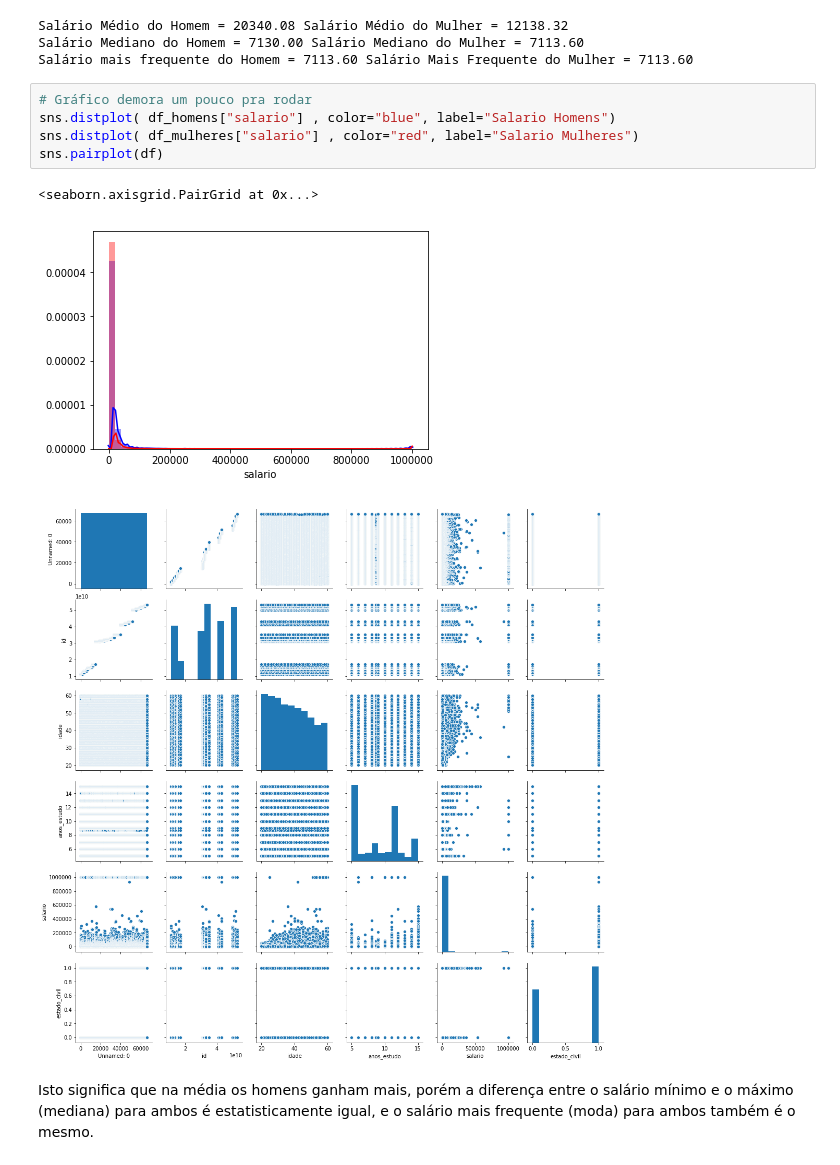
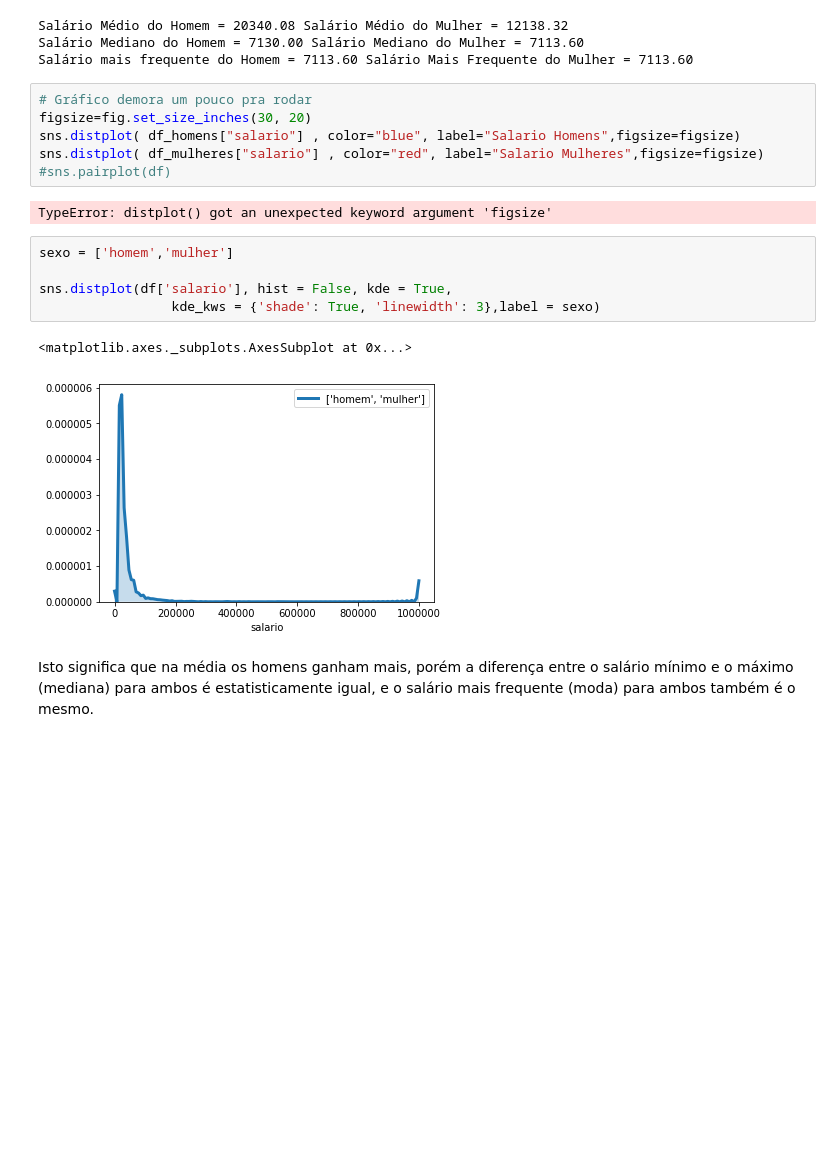
Before and after one commit to sn3fru/datascience_course, a Jupyter notebook: 1-analise-exploratória-basica/01-lendo-dados-e-medidas-centralidade/aula1.ipynb, the cells around one changed output. Saved outputs shown, nothing was run; the diff lists cells and outputs as text; blank space fills up the shorter version.

```diff
--- a/1-analise-exploratória-basica/01-lendo-dados-e-medidas-centralidade/aula1.ipynb
+++ b/1-analise-exploratória-basica/01-lendo-dados-e-medidas-centralidade/aula1.ipynb
@@ -308,13 +292,20 @@ Salário Mediano do Homem = 7130.00 Salário Mediano do Mulher = 7113.60
 Salário mais frequente do Homem = 7113.60 Salário Mais Frequente do Mulher = 7113.60
 # %%
 # Gráfico demora um pouco pra rodar
-sns.distplot( df_homens["salario"] , color="blue", label="Salario Homens")
-sns.distplot( df_mulheres["salario"] , color="red", label="Salario Mulheres")
-sns.pairplot(df)
+figsize=fig.set_size_inches(30, 20)
+sns.distplot( df_homens["salario"] , color="blue", label="Salario Homens",figsize=figsize)
+sns.distplot( df_mulheres["salario"] , color="red", label="Salario Mulheres",figsize=figsize)
+#sns.pairplot(df)
 # %% [output]
-<seaborn.axisgrid.PairGrid at 0x...>
+TypeError: distplot() got an unexpected keyword argument 'figsize'
-[figure, removed]
-[figure, removed]
+# %%
+sexo = ['homem','mulher']
+
+sns.distplot(df['salario'], hist = False, kde = True,
+                 kde_kws = {'shade': True, 'linewidth': 3},label = sexo)
+# %% [output]
+<matplotlib.axes._subplots.AxesSubplot at 0x...>
+[figure, added]
 # %% [markdown]
 Isto significa que na média os homens ganham mais, porém a diferença entre o salário mínimo e o máximo (mediana) para ambos é estatisticamente igual, e o salário mais frequente (moda) para ambos também é o mesmo.
 # %%
```
Also changed, not shown: parts of 1 cell of this notebook, 1 other file.
